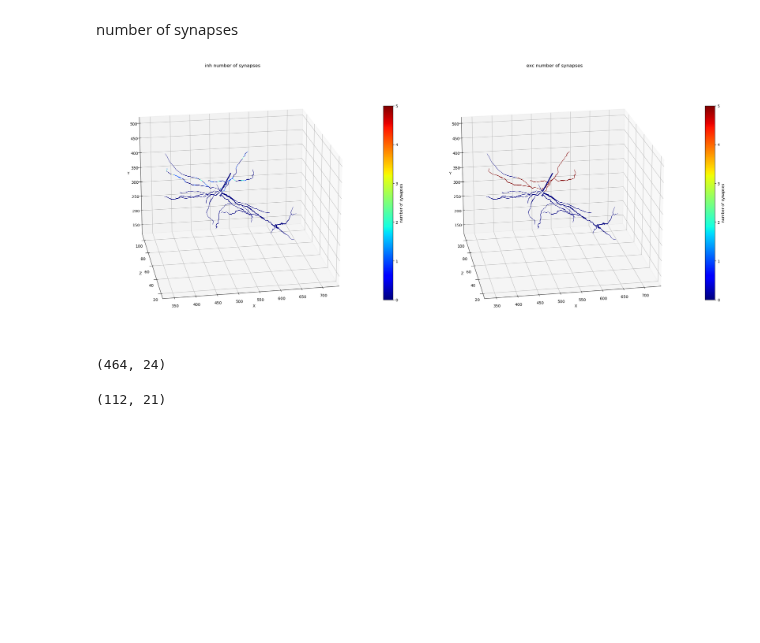
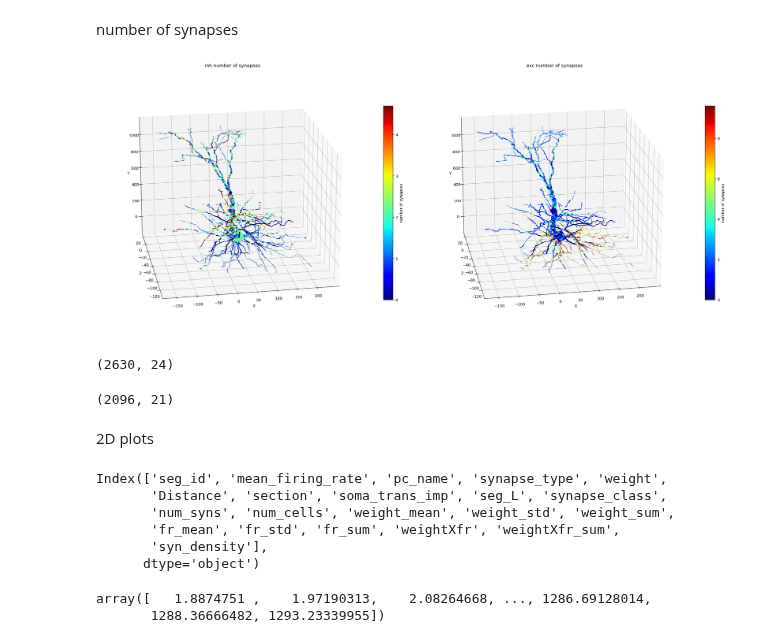
Before and after one commit to davidfague/Neural-Modeling, a Jupyter notebook: notebooks/synapse_distribution_new.ipynb, the cells around one changed output. Cells and saved outputs as stored; diff of their text form; code cells hidden in the pictures; blank space fills up the shorter version.

```diff
--- a/notebooks/synapse_distribution_new.ipynb
+++ b/notebooks/synapse_distribution_new.ipynb
@@ -24,6 +24,10 @@ sim_dir = "/home/drfrbc/Neural-Modeling/scripts/2025-04-02-18-13-Running_5sec_ST
 sim_dir = "/home/drfrbc/Neural-Modeling/scripts/2025-04-04-13-49-L23_5sec_STA_Rhyth/sta_Complex_DepthPeriInh0.0150_DepthDistalInh0.0150_InhTuftDensity0.2200_0.2200_0.1650_ExcTuftDensity2.1600_2.1600_Np5000"
 
 sim_dir = "/home/drfrbc/Neural-Modeling/scripts/2025-04-04-14-11-L23_5sec_STA_Rhyth/sta_Complex_DepthPeriInh0.0150_DepthDistalInh0.0150_InhDens0.0220_0.0220_0.0165_ExcDens4.3200_4.3200_Np5000"
+
+sim_dir = "/home/drfrbc/Neural-Modeling/scripts/2025-04-04-16-36-L23_5sec_STA_Rhyth/sta_Complex_DepthPeriInh0.0150_DepthDistalInh0.0150_InhDens0.2200_0.2200_0.2200_ExcDens1.6200_2.1600_Np5000"
+
+sim_dir = "/home/drfrbc/Neural-Modeling/scripts/2025-03-31-21-15-Complex_50sec_STA/sta_Complex_DepthPeriInh0.0150_DepthDistalInh0.0150_InhTuftDensity0.3300_0.4400_0.3850_0.0572_0.2200_0.1100_ExcTuftDensity0.4860_0.3240_0.1080_0.5400_1.2982_Np5000"
 # %%
 save_folder = os.path.join(sim_dir, 'synapse_distribution')
 
@@ -272,18 +284,34 @@ number of synapses
 # %%
 plot_var_on_morph_for_both_syn_types(df_inh=df_inh_grouped,
                                          df_exc=df_exc_grouped,
                                          var='num_syns',
                                          cbar_label='number of synapses',
                                          title_suffix='number of synapses',
                                          save_folder=save_folder,
-                                         clim_max=5)
+                                         clim_max=None)
 # %% [output]
-[figure, old version]
+[figure, new version]
 # %%
 np.shape(seg_data)
 # %% [output]
-(464, 24)
+(2630, 24)
 # %%
 np.shape(df_exc_grouped)
 # %% [output]
-(112, 21)
+(2096, 21)
+# %% [markdown]
+2D plots
+# %%
+df_exc_grouped.columns
+# %% [output]
+Index(['seg_id', 'mean_firing_rate', 'pc_name', 'synapse_type', 'weight',
+       'Distance', 'section', 'soma_trans_imp', 'seg_L', 'synapse_class',
+       'num_syns', 'num_cells', 'weight_mean', 'weight_std', 'weight_sum',
+       'fr_mean', 'fr_std', 'fr_sum', 'weightXfr', 'weightXfr_sum',
+       'syn_density'],
+      dtype='object')
+# %%
+np.unique(df_exc_grouped['Distance'])
+# %% [output]
+array([   1.8874751 ,    1.97190313,    2.08264668, ..., 1286.69128014,
+       1288.36666482, 1293.23339955])
```
Also changed, not shown: parts of 16 cells of this notebook, 16 other files.
